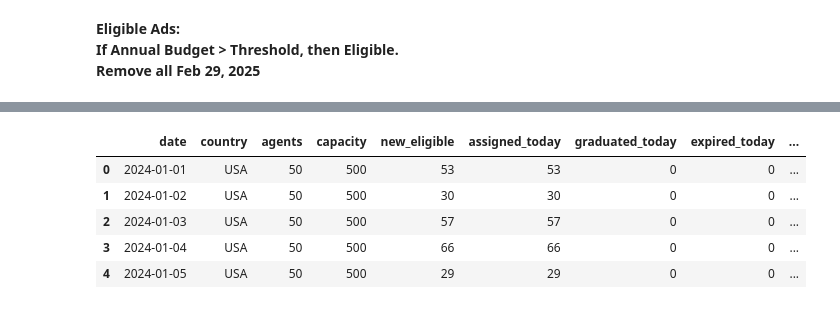
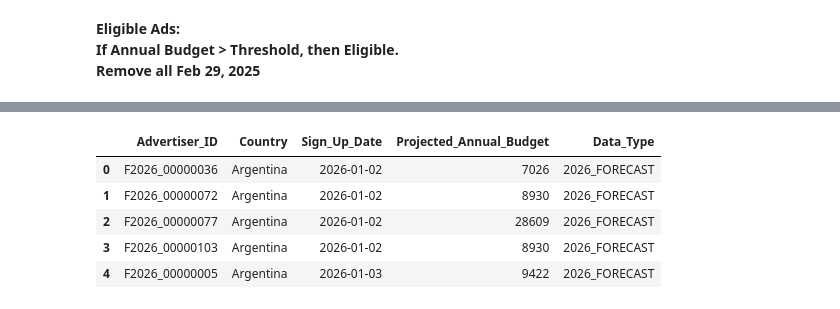
Before and after one commit to aschan12/DADS5250Hackathon, a Jupyter notebook: Hackathon_notebook.ipynb, the cells around one changed output, grey strips where cells are left out. Cells and saved outputs as stored; diff of their text form; code cells hidden in the pictures.

```diff
--- a/Hackathon_notebook.ipynb
+++ b/Hackathon_notebook.ipynb
@@ -449,9 +348,0 @@ us_baseline_ad, us_baseline_daily =  simulate_country(advertisers=eligible_ad, c
-# %%
-us_baseline_daily.head()
-# %% [output]
-|  | date | country | agents | capacity | new_eligible | assigned_today | graduated_today | expired_today | ... |
-| 0 | 2024-01-01 | USA | 50 | 500 | 53 | 53 | 0 | 0 | ... |
-| 1 | 2024-01-02 | USA | 50 | 500 | 30 | 30 | 0 | 0 | ... |
-| 2 | 2024-01-03 | USA | 50 | 500 | 57 | 57 | 0 | 0 | ... |
-| 3 | 2024-01-04 | USA | 50 | 500 | 66 | 66 | 0 | 0 | ... |
-| 4 | 2024-01-05 | USA | 50 | 500 | 29 | 29 | 0 | 0 | ... |
@@ -457,0 +411,10 @@ us_baseline_daily.head()
+# %%
+ad_forecast_2026 = create_2026_forecast_advertisers(forecast_2026, historical_advertisers=eligible_ad)
+ad_forecast_2026.head()
+# %% [output]
+|  | Advertiser_ID | Country | Sign_Up_Date | Projected_Annual_Budget | Data_Type |
+| 0 | F2026_00000036 | Argentina | 2026-01-02 | 7026 | 2026_FORECAST |
+| 1 | F2026_00000072 | Argentina | 2026-01-02 | 8930 | 2026_FORECAST |
+| 2 | F2026_00000077 | Argentina | 2026-01-02 | 28609 | 2026_FORECAST |
+| 3 | F2026_00000103 | Argentina | 2026-01-02 | 8930 | 2026_FORECAST |
+| 4 | F2026_00000005 | Argentina | 2026-01-03 | 9422 | 2026_FORECAST |
```
Also changed, not shown: parts of 36 cells of this notebook.
